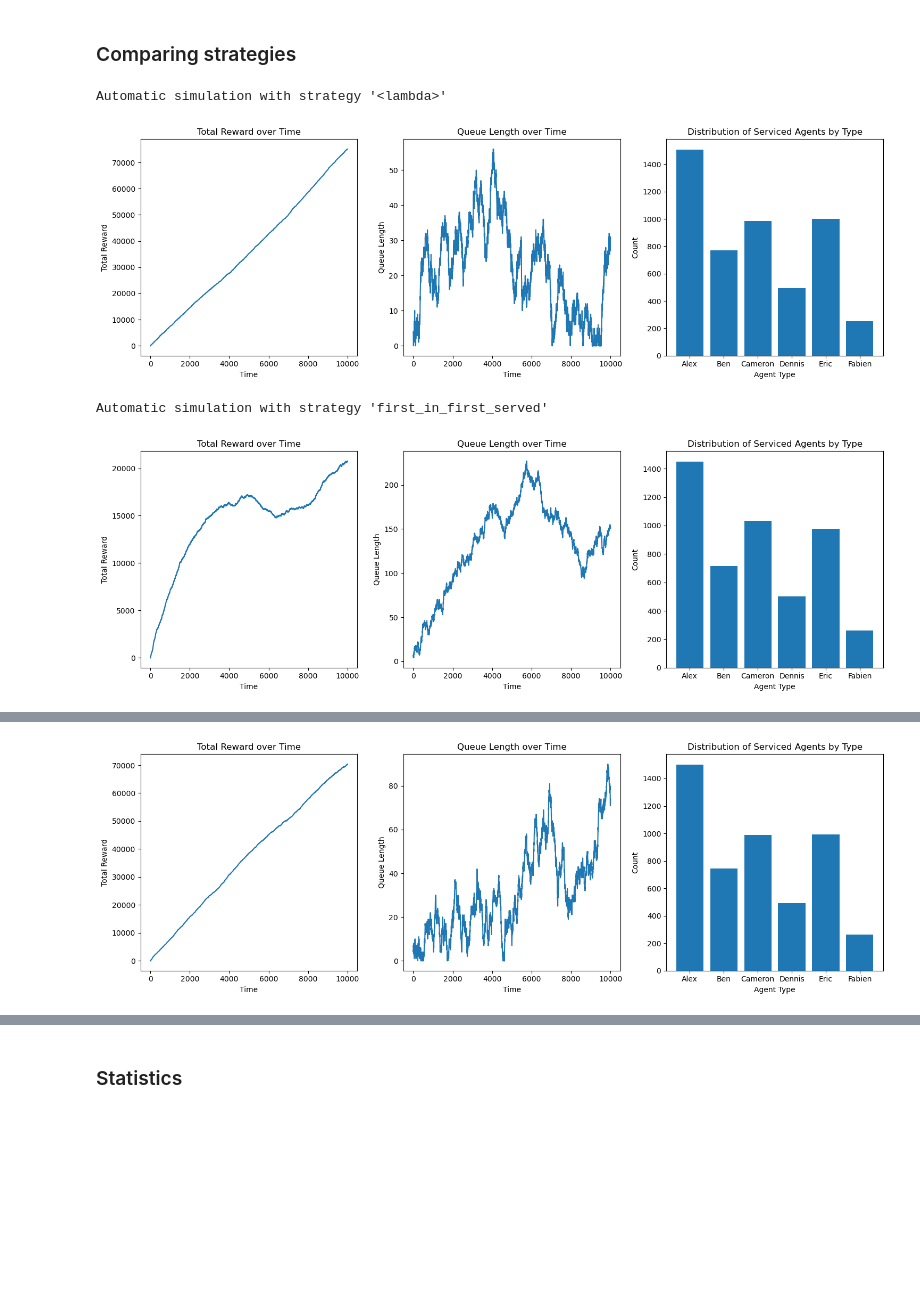
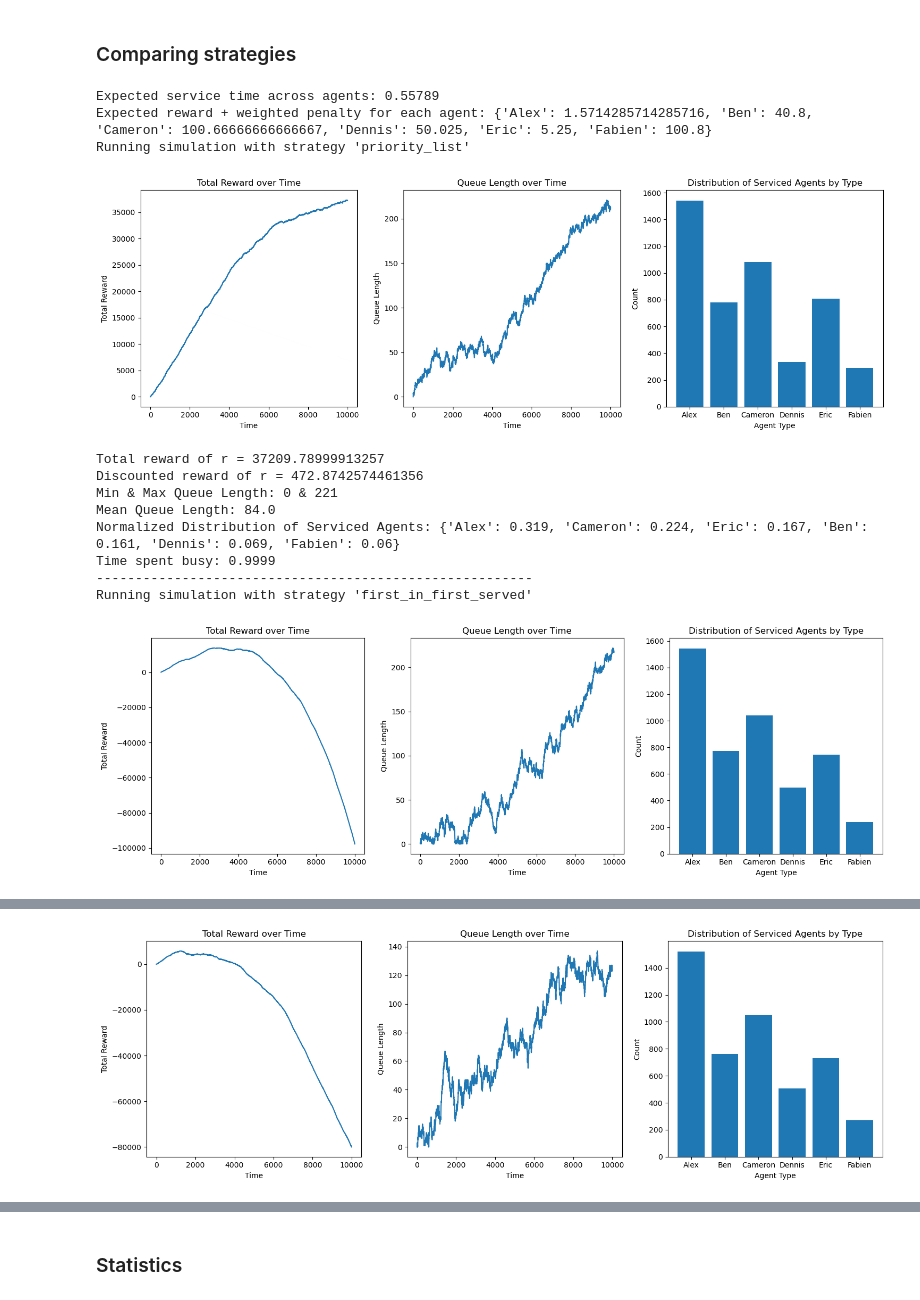
Before and after one commit to alexandre-bismuth/AgentLearning, a Jupyter notebook: AgentLearning.ipynb, the cells around one changed output, grey strips where cells are left out. Saved outputs shown, nothing was run; the diff lists cells and outputs as text; code cells hidden in the pictures; blank space fills up the shorter version.

```diff
--- a/AgentLearning.ipynb
+++ b/AgentLearning.ipynb
@@ -26,6 +26,7 @@ class Agent:
         self.agent_name = agent_name
         self.service_prob = agents[agent_name][0]
         self.reward = agents[agent_name][1]
+        self.penalty = agents[agent_name][2]
         self.time_in_queue = 0
 
     def __str__(self):
@@ -420,15 +423,22 @@ Execute the main code automatically by choosing one of the strategies defined ab
 # %% [markdown]
 ### Running a specific strategy
 # %%
+# Choosing the strategy (full list of strategies above)
+fixed_priority = ["Fabien","Eric","Ben", "Alex",  "Cameron", "Dennis"]
+strategy = priority_list
+
 simulation = QueueSimulation(
     agents,
     arrival_prob,
     strategy,
-    start,
+    init,
     alpha,
+    discount,
 )
 
 print(f"Automatic simulation with strategy '{strategy.__name__}'")
+print(f"Expected service probability across agents: {round(service(),5)}")
+print(f"Expected reward + weighted penalty for each agent: {average()}")
 simulation.run_simulation(steps=10000)
-simulation.plot_results()
+simulation.get_results()
 # %% [output]
@@ -439,41 +458,43 @@ Automatic simulation with strategy '<lambda>'
 # %%
 # Initialize a dictionary to store the results
 results = {}
 
-for strategy in [1,
-          first_in_first_served,
-          dynamic_strategy,
-          shortest_service_time_first,
-          highest_reward_first,
-          random_selection,
-          highest_reward_per_waiting_time,
-         ]: # Write the strategies you want to compare with special cases if you need to add some arguments
-    if strategy == 1:
-        priority_list = ["Eric","Ben", "Alex", "Fabien", "Cameron", "Dennis"]
-        strategy = lambda queue, current_agent: priority_list_strategy(queue, current_agent, priority_list)
+# Print the expected service time and reward + weighted penalty
+print(f"Expected service time across agents: {round(service(), 5)}")
+print(f"Expected reward + weighted penalty for each agent: {average()}")
 
+# Add potential variables for some strategies
+fixed_priority = ["Fabien", "Eric", "Ben", "Alex", "Cameron", "Dennis"]
 
-    simulation = QueueSimulation(agents, arrival_prob, strategy, start, alpha)
+# Define the strategies you want to compare
+strategies = [
+    ("priority_list", priority_list),
+    ("first_in_first_served", first_in_first_served),
+    ("dynamic_strategy", dynamic_strategy),
+    ("shortest_service_time_first", shortest_service_time_first),
+    ("highest_reward_first", highest_reward_first),
+    ("random_selection", random_selection)
+]
 
-    print(f"Automatic simulation with strategy '{strategy.__name__}'")
+# Run the simulation for each strategy
+for strategy_name, strategy in strategies:
+    simulation = QueueSimulation(agents, arrival_prob, strategy, start, alpha, discount)
+
+    print(f"Running simulation with strategy '{strategy_name}'")
     simulation.run_simulation(steps=10000)
-    simulation.plot_results()
-
-    queue_lengths = simulation.queue_length_history
-    total_reward = simulation.get_total_reward()
-    agent_distribution = simulation.serviced_agents
-
-    results[strategy.__name__] = {
-        "total_reward": total_reward,
-        "min_queue_length": np.min(queue_lengths),
-        "max_queue_length": np.max(queue_lengths),
-        "mean_queue_length": np.mean(queue_lengths),
-        "median_queue_length": np.median(queue_lengths),
-        "mode_queue_length": statistics.mode(queue_lengths),
-        "normalized_distribution": {agent_type: round(count / sum(agent_distribution.values()), 3) for agent_type, count in sorted(agent_distribution.items(),key=lambda item: item[1],reverse=True)}
-    }
+    simulation.get_results()
+    results[strategy_name] = (simulation.total_reward, simulation.discounted_reward)
 # %% [output]
-Automatic simulation with strategy '<lambda>'
+Expected service time across agents: 0.55789
+Expected reward + weighted penalty for each agent: {'Alex': 1.5714285714285716, 'Ben': 40.8, 'Cameron': 100.66666666666667, 'Dennis': 50.025, 'Eric': 5.25, 'Fabien': 100.8}
+Running simulation with strategy 'priority_list'
-[figure, old version]
+[figure, new version]
-Automatic simulation with strategy 'first_in_first_served'
+Total reward of r = 37209.78999913257
+Discounted reward of r = 472.8742574461356
+Min & Max Queue Length: 0 & 221
+Mean Queue Length: 84.0
+Normalized Distribution of Serviced Agents: {'Alex': 0.319, 'Cameron': 0.224, 'Eric': 0.167, 'Ben': 0.161, 'Dennis': 0.069, 'Fabien': 0.06}
+Time spent busy: 0.9999
+--------------------------------------------------------
+Running simulation with strategy 'first_in_first_served'
-[figure, old version]
+[figure, new version]
@@ -481 +509 @@ Automatic simulation with strategy 'dynamic_strategy'
-[figure, old version]
+[figure, new version]
```
Also changed, not shown: parts of 14 cells of this notebook.
